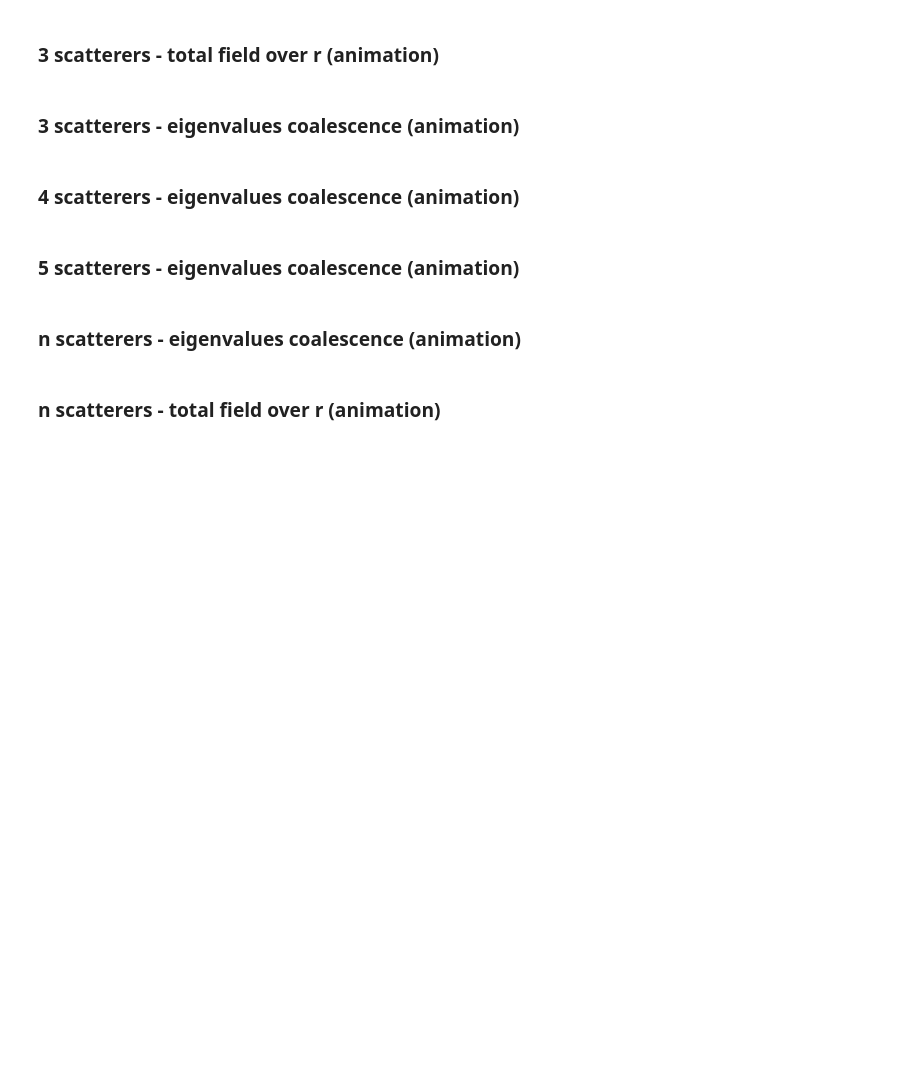
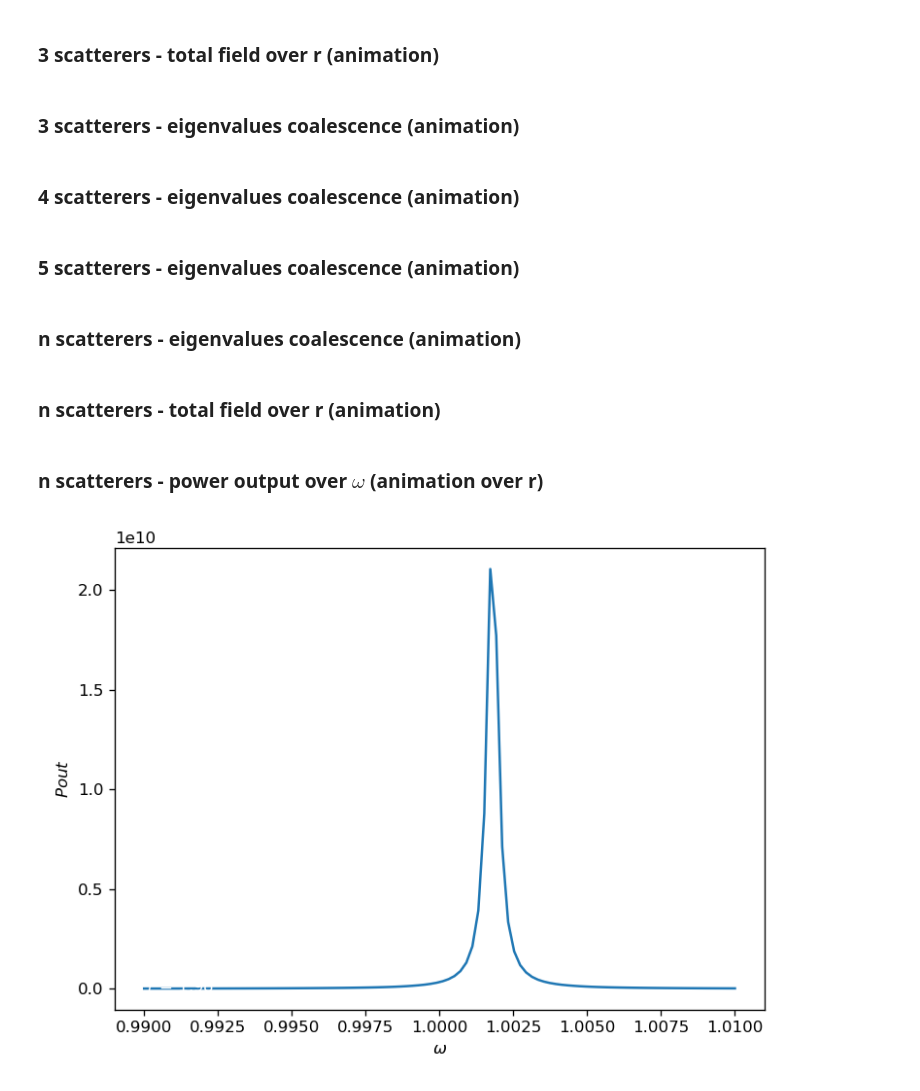
Before and after one commit to mekise/graph-theory-dda, a Jupyter notebook: notebooks/plot.ipynb, the cells around one changed output. Cells and saved outputs as stored; diff of their text form; code cells hidden in the pictures; blank space fills up the shorter version.

Commit message:
Add power over omega and r plot

```diff
--- a/notebooks/plot.ipynb
+++ b/notebooks/plot.ipynb
@@ -655,8 +655,8 @@ _animation.save(savegif, writer=writer)
 # %% [markdown]
 ### n scatterers - total field over r (animation)
 # %%
-filenpz = "../data/totalfield_n5_test.npz"
-savegif = "../data/totalfield_n5_test.gif"
+filenpz = "../data/totalfield_n5_omegashift.npz"
+savegif = "../data/totalfield_n5_omegashift.gif"
 
 plt.close('all')
 fig, ax = plt.subplots(dpi=120)
@@ -694,3 +694,42 @@ plt.show()
 
 writer = animation.PillowWriter(fps=30)
 _animation.save(savegif, writer=writer)
+# %% [markdown]
+### n scatterers - power output over $\omega$ (animation over r)
+# %%
+filenpz = "../data/poweroveromega_n5_omegashift.npz"
+savegif = "../data/poweroveromega_n5_omegashift.gif"
+
+plt.close('all')
+fig, ax = plt.subplots(dpi=120)
+plt.gcf().set_facecolor("white") # set white background
+
+scattpos = np.load(filenpz)["scattpos"]
+rspan = np.load(filenpz)["rspan"]
+alphas = np.load(filenpz)["alphas"]
+phiinput = np.load(filenpz)["phiinput"]
+omegaspan = np.load(filenpz)["omegaspan"]
+Pout = np.load(filenpz)["Pout"]
+
+y_init = plt.plot(omegaspan, Pout[0, :])
+time_init = plt.text(0.05, 0.1, "t = 0", c='w', transform = ax.transAxes)
+rspan_init = plt.text(0.05, 0.04, "$r$ = "+str(rspan[0]), c='w', transform = ax.transAxes)
+plt.xlabel("$\omega$")
+plt.ylabel("$Pout$")
+
+n_frames = np.shape(Pout)[0]
+def animate(i):
+    # i_time = int(i/n_frames*100)
+    y_init.set_data(omegaspan, Pout[i, :])
+    # time_init.set_text("t = {0:d}".format(i_time))
+    # rspan_init.set_text("$r$ = {0:.3f}".format(rspan[i]))
+    return y_init
+
+_animation = animation.FuncAnimation(fig, animate, frames=n_frames, interval=50, blit=True)
+plt.tight_layout()
+plt.show()
+
+# writer = animation.PillowWriter(fps=30)
+# _animation.save(savegif, writer=writer)
+# %% [output]
+[figure, added]
```
Also changed, not shown: parts of 1 cell of this notebook, 3 other files.
